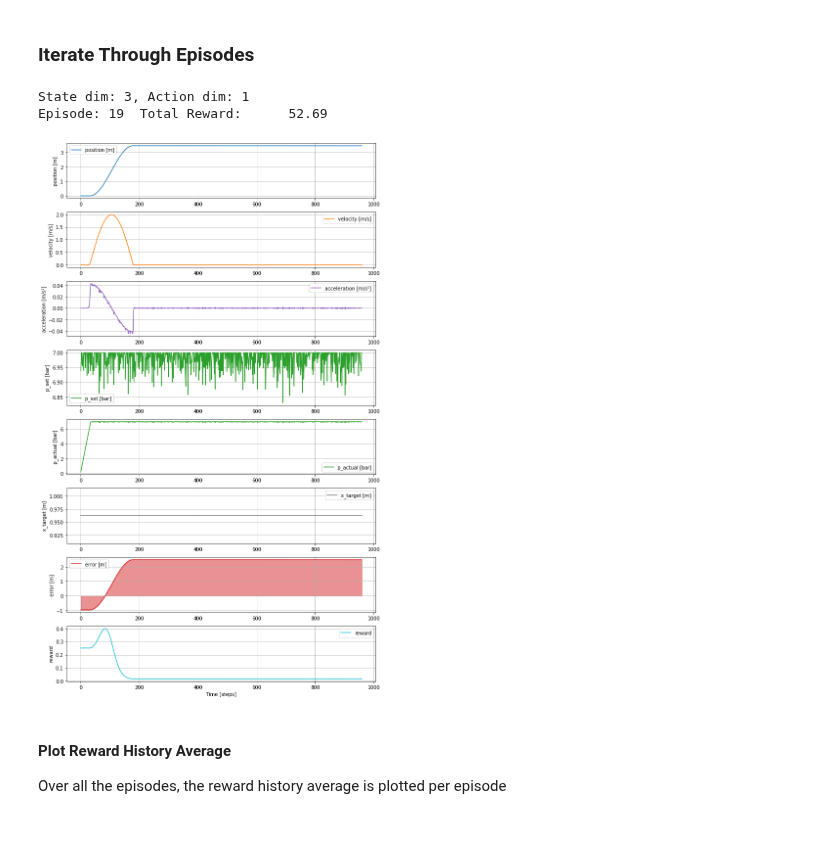
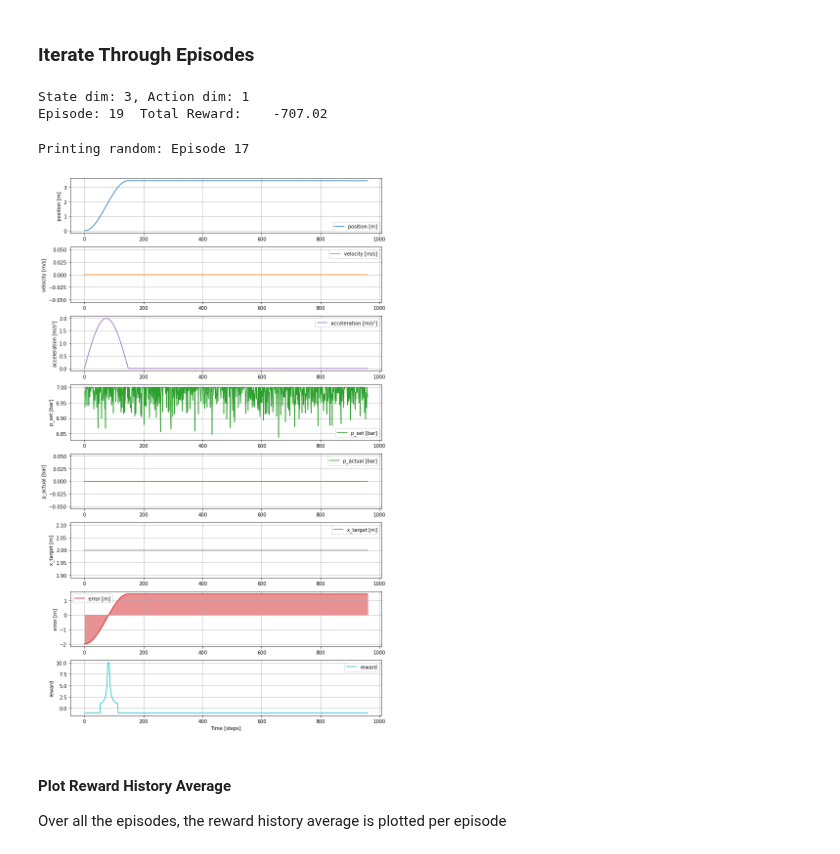
Before and after one commit to Sven-J-Steinert/Rocket-Hopper-DDPG, a Jupyter notebook: ddpg.ipynb, the cells around one changed output. Saved outputs shown, nothing was run; the diff lists cells and outputs as text; code cells hidden in the pictures.

Commit message:
update: added definitions, tried NN with less layers, plot random episode

```diff
--- a/ddpg.ipynb
+++ b/ddpg.ipynb
@@ -193,10 +230,10 @@ class Actor(nn.Module):
         self.net = nn.Sequential(
             nn.Linear(n_states, H1),
             nn.ReLU(),
-            nn.Linear(H1, H1),
-            nn.ReLU(),
-            nn.Linear(H1, H1),
-            nn.ReLU(),
+            # nn.Linear(H1, H1),
+            # nn.ReLU(),
+            # nn.Linear(H1, H1),
+            # nn.ReLU(),
             nn.Linear(H1, action_dim)
         )
 
@@ -218,10 +255,10 @@ class Critic(nn.Module):
         self.net = nn.Sequential(
             nn.Linear(n_states + action_dim, H2),
             nn.ReLU(),
-            nn.Linear(H2, H2),
-            nn.ReLU(),
-            nn.Linear(H2, H2),
-            nn.ReLU(),
+            # nn.Linear(H2, H2),
+            # nn.ReLU(),
+            # nn.Linear(H2, H2),
+            # nn.ReLU(),
             nn.Linear(H2, action_dim)
         )
 
@@ -449,14 +486,14 @@ for i in range(MAX_EPISODE):
         #action = np.array([7]) # test full throttle
 
         y, reward, done, info = env.step(action)
-
+        # print(env.step(action))
         #y = np.array([state[1],state[2]])
-
+        # print(len(info))
         log[0,t] = y[1] # x
-        log[1,t] = info[1] # v
+        # log[1,t] = info[1] # v
         log[2,t] = y[2] # a
         log[3,t] = action[0] # p_set
-        log[4,t] = info[0] # p_actual
+        # log[4,t] = info[0] # p_actual
         log[5,t] = y[0] # x_target
         log[6,t] = y[1] - y[0] # error
         log[7,t] = reward # reward
@@ -484,11 +521,15 @@ for i in range(MAX_EPISODE):
 env.close()
 # %% [output]
 State dim: 3, Action dim: 1
-Episode: 19  Total Reward:      52.69
+Episode: 19  Total Reward:    -707.02
-# %%
-plot(episodes[15])
-# %% [output]
-[figure, removed]
+# %%
+# Plot a random episode
+random_episode = int(random.uniform(1,len(episodes)))
+print(f"Printing random: Episode {random_episode} ")
+plot(episodes[random_episode])
+# %% [output]
+Printing random: Episode 17
+[figure, added]
 # %%
 import matplotlib.pyplot as plt
 import numpy as np
```
Also changed, not shown: parts of 4 cells of this notebook.
